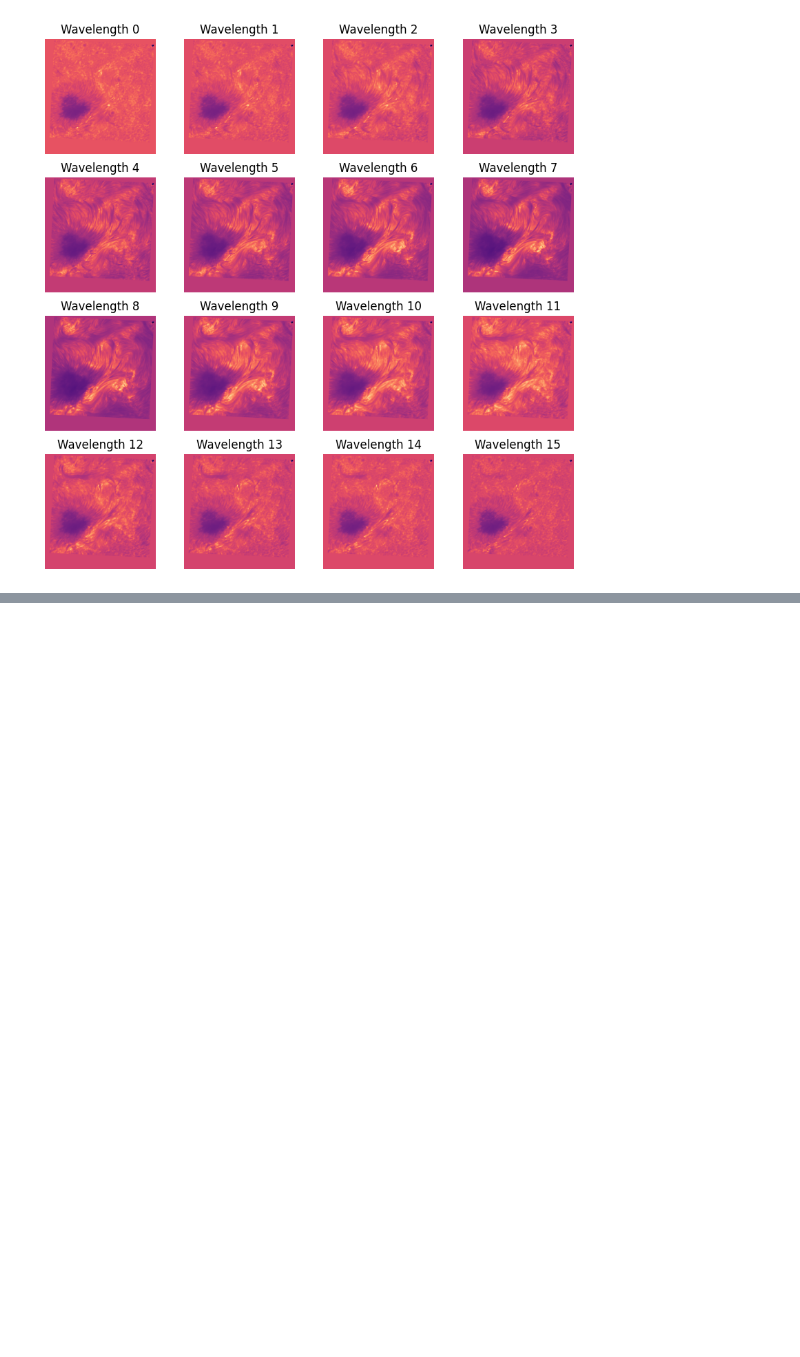
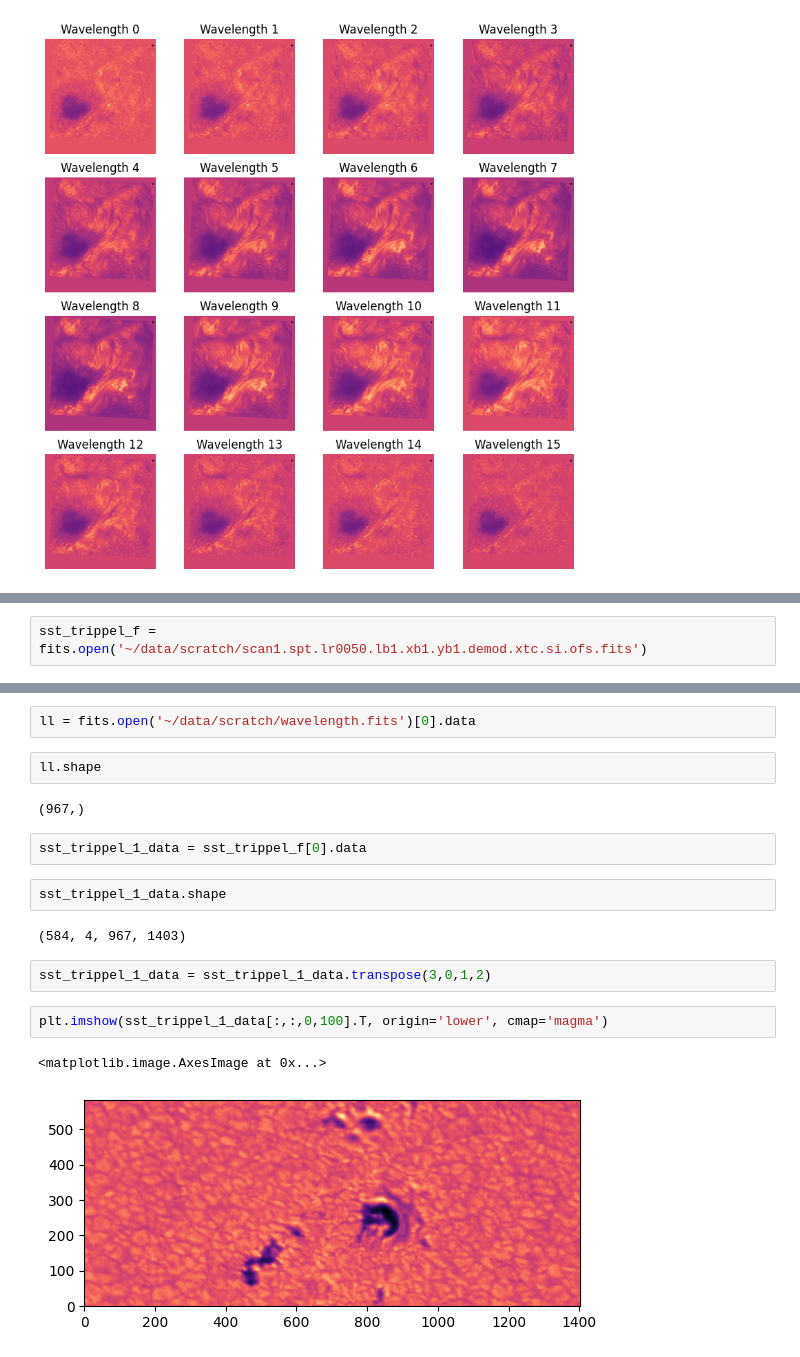
Before and after one commit to ivanzmilic/espd_2026_spectral_lines, a Jupyter notebook: explore_sst.ipynb, the cells around one changed output, grey strips where cells are left out. Cells and saved outputs as stored; diff of their text form; blank space fills up the shorter version.

```diff
--- a/explore_sst.ipynb
+++ b/explore_sst.ipynb
@@ -58,0 +58,2 @@ kek.writeto('sp3d_25012017_corrected_mini.fits', overwrite=True)
+# %%
+sst_trippel_f = fits.open('~/data/scratch/scan1.spt.lr0050.lb1.xb1.yb1.demod.xtc.si.ofs.fits')
@@ -58,0 +66,19 @@ kek.writeto('sp3d_25012017_corrected_mini.fits', overwrite=True)
+# %%
+ll = fits.open('~/data/scratch/wavelength.fits')[0].data
+# %%
+ll.shape
+# %% [output]
+(967,)
+# %%
+sst_trippel_1_data = sst_trippel_f[0].data
+# %%
+sst_trippel_1_data.shape
+# %% [output]
+(584, 4, 967, 1403)
+# %%
+sst_trippel_1_data = sst_trippel_1_data.transpose(3,0,1,2)
+# %%
+plt.imshow(sst_trippel_1_data[:,:,0,100].T, origin='lower', cmap='magma')
+# %% [output]
+<matplotlib.image.AxesImage at 0x...>
+[figure, added]
```
Also changed, not shown: parts of 24 cells of this notebook, 2 other files.
